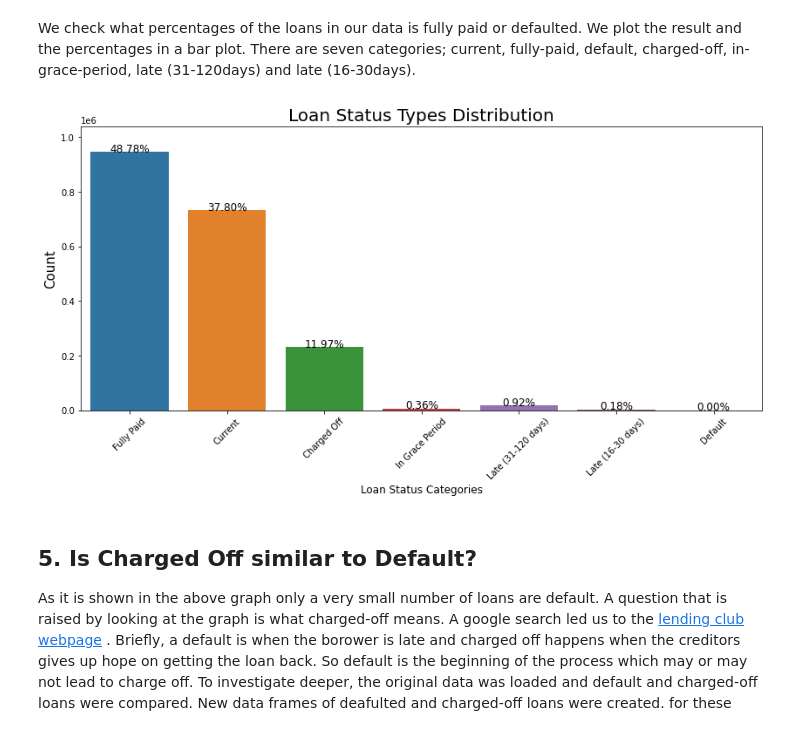
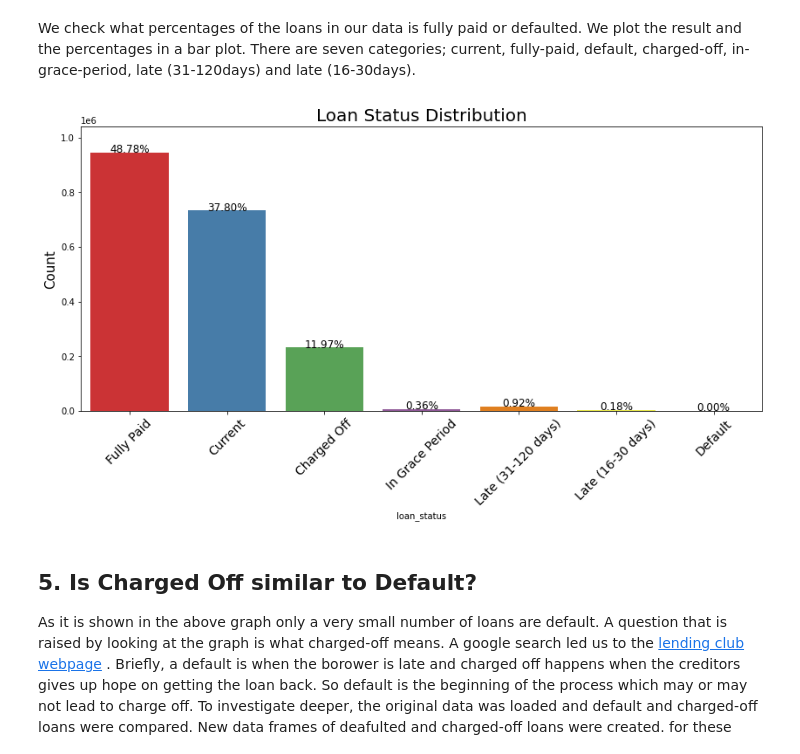
Before and after one commit to somayehY/Somayeh_Youssefi, a Jupyter notebook: LendingClub/LendingClub_ExploratoryDataAnalysis.ipynb, the cells around one changed output. Drawn from its saved outputs; the diff is of its cells as text; code cells hidden in the pictures.

```diff
--- a/LendingClub/LendingClub_ExploratoryDataAnalysis.ipynb
+++ b/LendingClub/LendingClub_ExploratoryDataAnalysis.ipynb
@@ -68,26 +68,26 @@ We check what percentages of the loans in our data is fully paid or defaulted. W
 # %%
 total = len(df)
 
 plt.figure(figsize = (14,6))
 
-ax = sns.countplot(x="loan_status", data=df)
-ax.set_xticklabels(ax.get_xticklabels(),rotation=45)
-ax.set_xlabel("Loan Status Categories", fontsize=12)
+ax = sns.countplot(x="loan_status", data=df, palette="Set1")
+ax.set_xticklabels(ax.get_xticklabels(),rotation=45, fontsize=14)
+#ax.set_xlabel("Loan Status Categories", fontsize=14)
 ax.set_ylabel("Count", fontsize=15)
-ax.set_title("Loan Status Types Distribution", fontsize=20)
+ax.set_title("Loan Status Distribution", fontsize=20)
 sizes=[]
 for p in ax.patches:
     height = p.get_height()
     sizes.append(height)
     ax.text(p.get_x()+p.get_width()/2.,
             height + 0,
             '{:1.2f}%'.format(height/total*100),
             ha="center", fontsize=12)
 ax.set_ylim(0, max(sizes) * 1.10)
 
 plt.show()
 # %% [output]
-[figure, old version]
+[figure, new version]
 # %% [markdown]
 ## 5. Is Charged Off similar to Default? <a class='anchor' id='ChargedOff'> </a>
 
```
Also changed, not shown: parts of 12 cells of this notebook.
